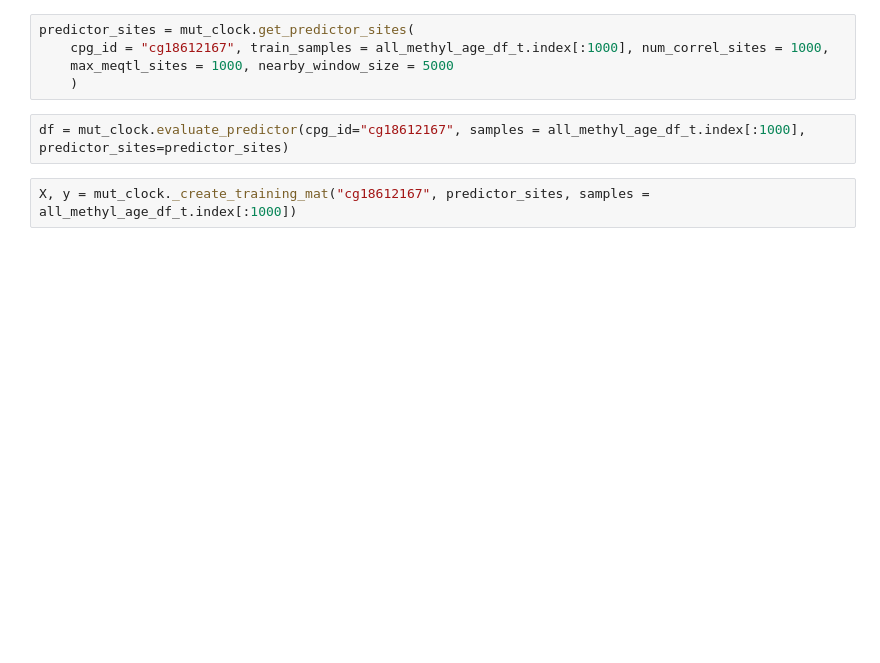
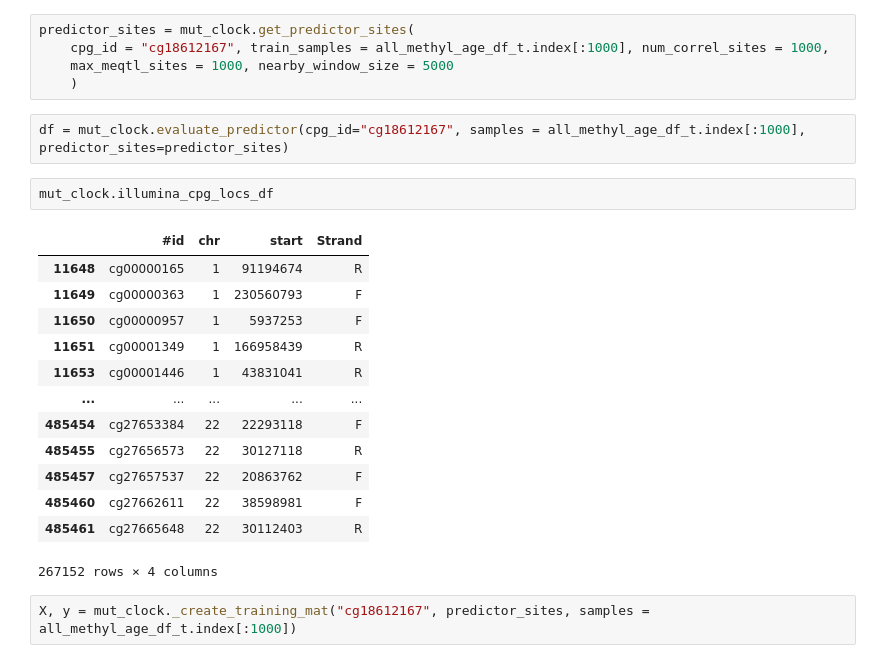
Before and after one commit to zanekoch/methylation_and_mutation, a Jupyter notebook: mut_clock_dev.ipynb, the cells around one changed output. Saved outputs shown, nothing was run; the diff lists cells and outputs as text; blank space fills up the shorter version.

```diff
--- a/mut_clock_dev.ipynb
+++ b/mut_clock_dev.ipynb
@@ -160,6 +160,22 @@ predictor_sites = mut_clock.get_predictor_sites(
     )
 # %%
 df = mut_clock.evaluate_predictor(cpg_id="cg18612167", samples = all_methyl_age_df_t.index[:1000], predictor_sites=predictor_sites)
+# %%
+mut_clock.illumina_cpg_locs_df
+# %% [output]
+|  | #id | chr | start | Strand |
+| 11648 | cg00000165 | 1 | 91194674 | R |
+| 11649 | cg00000363 | 1 | 230560793 | F |
+| 11650 | cg00000957 | 1 | 5937253 | F |
+| 11651 | cg00001349 | 1 | 166958439 | R |
+| 11653 | cg00001446 | 1 | 43831041 | R |
+| ... | ... | ... | ... | ... |
+| 485454 | cg27653384 | 22 | 22293118 | F |
+| 485455 | cg27656573 | 22 | 30127118 | R |
+| 485457 | cg27657537 | 22 | 20863762 | F |
+| 485460 | cg27662611 | 22 | 38598981 | F |
+| 485461 | cg27665648 | 22 | 30112403 | R |
+267152 rows × 4 columns
 # %%
 X, y = mut_clock._create_training_mat("cg18612167", predictor_sites, samples = all_methyl_age_df_t.index[:1000])
 # %%
```
Also changed, not shown: parts of 3 cells of this notebook, 4 other files.
